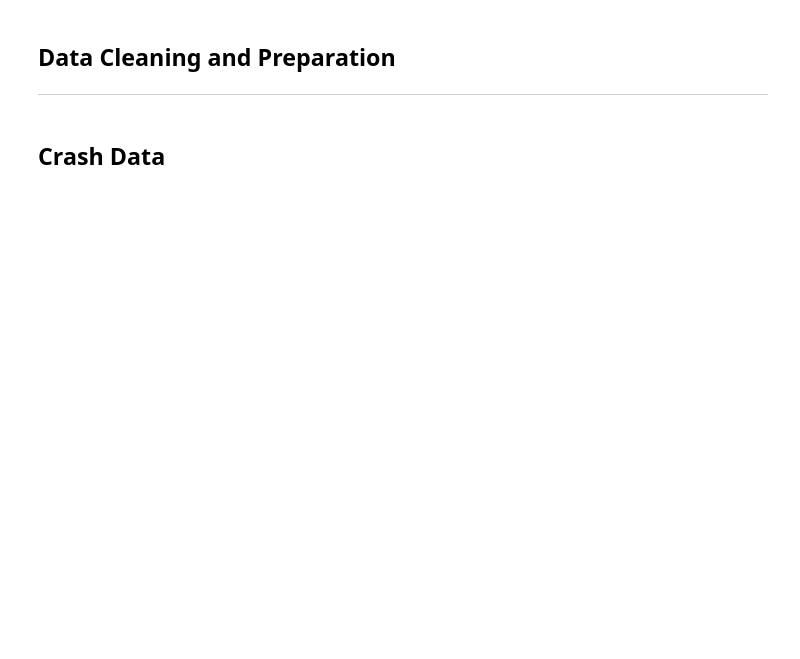
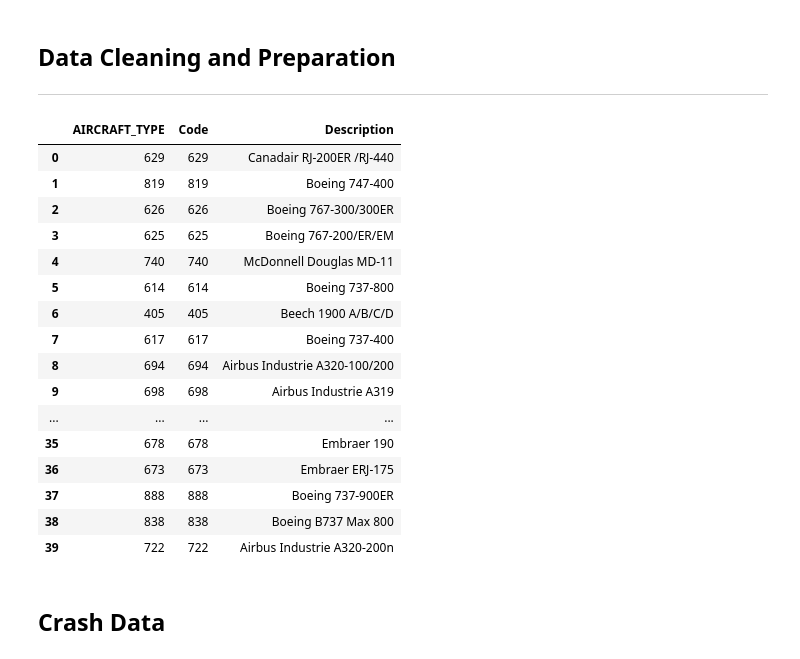
Before and after one commit to tstrain199/Aircraft_Safety_Analysis, a Jupyter notebook: Create-Data-Sets.ipynb, the cells around one changed output. Saved outputs shown, nothing was run; the diff lists cells and outputs as text; code cells hidden in the pictures; blank space fills up the shorter version.

```diff
--- a/Create-Data-Sets.ipynb
+++ b/Create-Data-Sets.ipynb
@@ -39,6 +41,26 @@ ac_df = pd.read_csv('zippedData/L_AIRCRAFT_TYPE.csv')
 # Merge flight data with aircfaft type. This will match BTS type names to the fligt data.
 
 bts_des = pd.merge(bts_des,ac_df,left_on='AIRCRAFT_TYPE',right_on='Code')
+# %%
+bts_des
+# %% [output]
+|  | AIRCRAFT_TYPE | Code | Description |
+| 0 | 629 | 629 | Canadair RJ-200ER /RJ-440 |
+| 1 | 819 | 819 | Boeing 747-400 |
+| 2 | 626 | 626 | Boeing 767-300/300ER |
+| 3 | 625 | 625 | Boeing 767-200/ER/EM |
+| 4 | 740 | 740 | McDonnell Douglas MD-11 |
+| 5 | 614 | 614 | Boeing 737-800 |
+| 6 | 405 | 405 | Beech 1900 A/B/C/D |
+| 7 | 617 | 617 | Boeing 737-400 |
+| 8 | 694 | 694 | Airbus Industrie A320-100/200 |
+| 9 | 698 | 698 | Airbus Industrie A319 |
+| ... | ... | ... | ... |
+| 35 | 678 | 678 | Embraer 190 |
+| 36 | 673 | 673 | Embraer ERJ-175 |
+| 37 | 888 | 888 | Boeing 737-900ER |
+| 38 | 838 | 838 | Boeing B737 Max 800 |
+| 39 | 722 | 722 | Airbus Industrie A320-200n |
 # %%
 # Drop piston aircraft
 #bts_des = bts_des.drop(index=[5, 10, 18, 26, 29, 31, 37])
```
Also changed, not shown: parts of 14 cells of this notebook.
